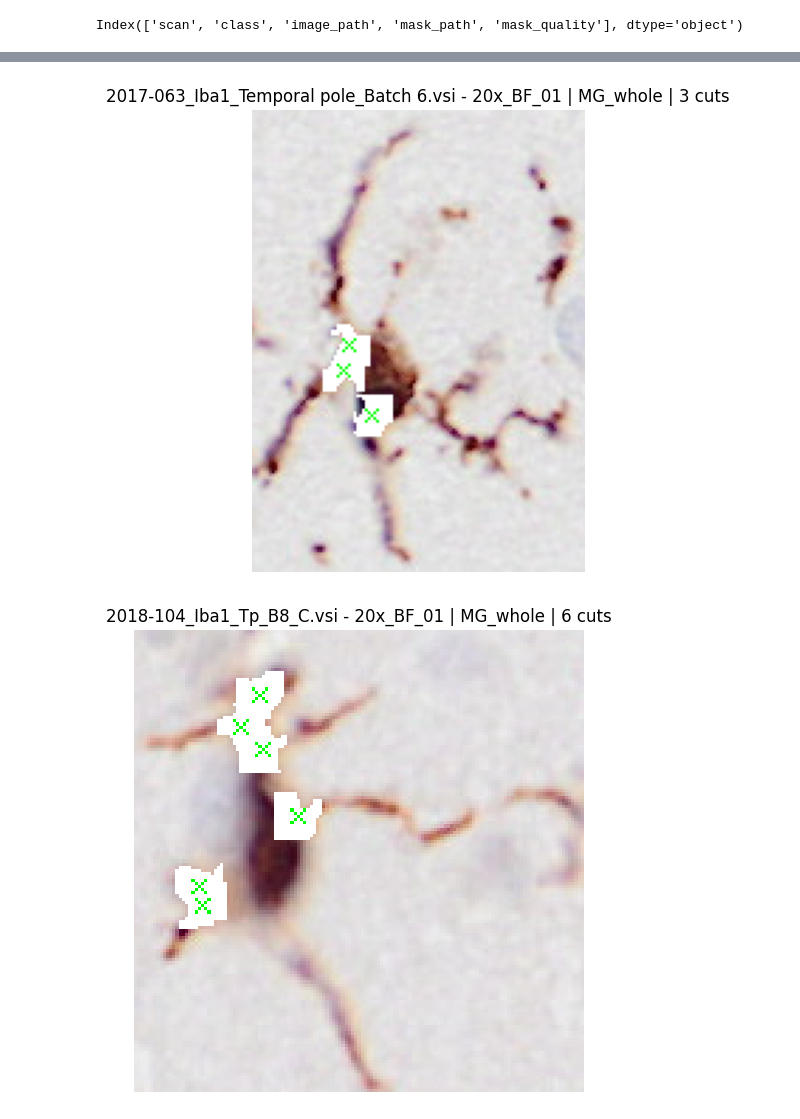
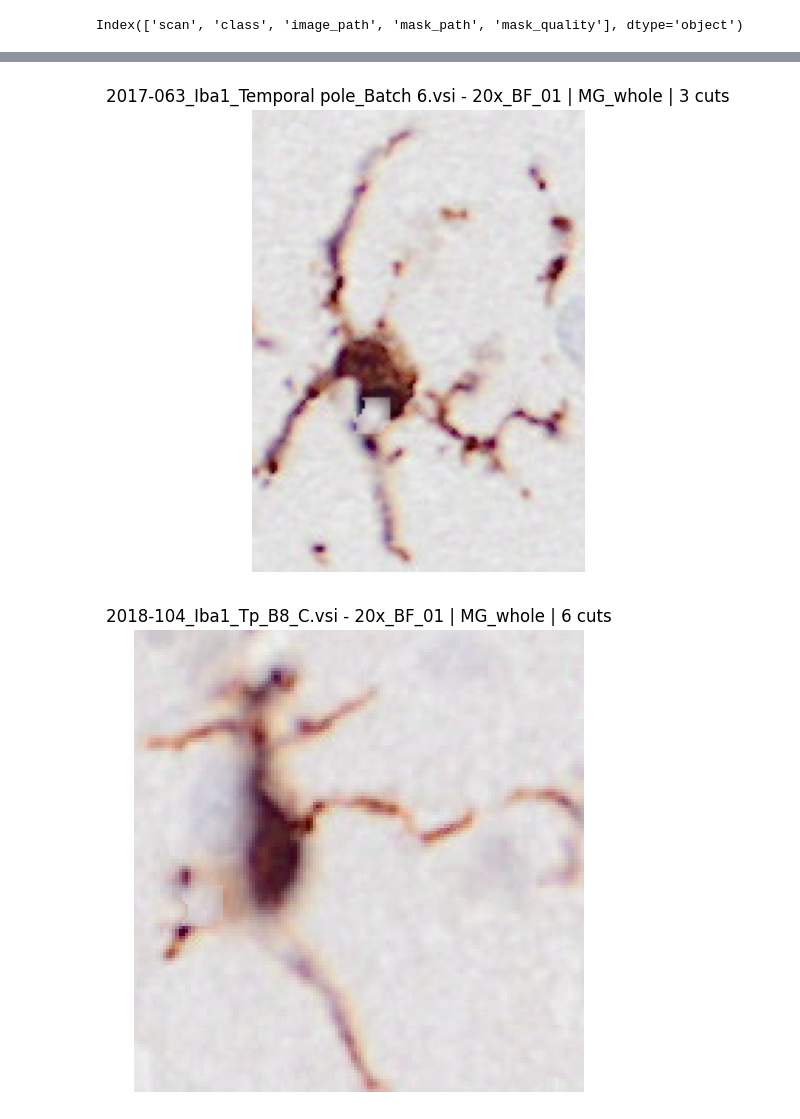
Before and after one commit to cwissyboi/AutomaticMicrogliaMorphologyAnalysis, a Jupyter notebook: initial_pipeline/segmentation/custom_segmentation/random_disconnections.ipynb, the cells around one changed output, grey strips where cells are left out. Saved outputs shown, nothing was run; the diff lists cells and outputs as text; code cells hidden in the pictures.

```diff
--- a/initial_pipeline/segmentation/custom_segmentation/random_disconnections.ipynb
+++ b/initial_pipeline/segmentation/custom_segmentation/random_disconnections.ipynb
@@ -541,9 +490,9 @@ import numpy as np
 def visualize_first_n_with_branch_cuts(
     train_df,
     n=5,
-    gap_length=12,
-    gap_width=3,
-    show_points=True
+    box_size = 15,
+    show_points=True,
+    blur_output = True,
 ):
     """
     Visualize branch disconnections for the first n rows of train_df.
@@ -579,7 +528,9 @@ def visualize_first_n_with_branch_cuts(
         image_cut, _ = disconnect_branches_with_gap(
             image_path,
             mask_path,
-            points
+            points,
+            box_size = box_size,
+            blur_output = blur_output
         )
 
         # --- convert to RGB for plotting ---
@@ -607,8 +558,8 @@ def visualize_first_n_with_branch_cuts(
 visualize_first_n_with_branch_cuts(
     train_df,
     n=5,
-    gap_length=100,
-    gap_width=100,
-    show_points=True,
+    box_size = 12,
+    show_points=False,
+    blur_output = True
 )
 # %% [output]
@@ -617,2 +568,2 @@ visualize_first_n_with_branch_cuts(
-[figure, old version]
+[figure, new version]
-[figure, old version]
+[figure, new version]
```
Also changed, not shown: parts of 5 cells of this notebook.
